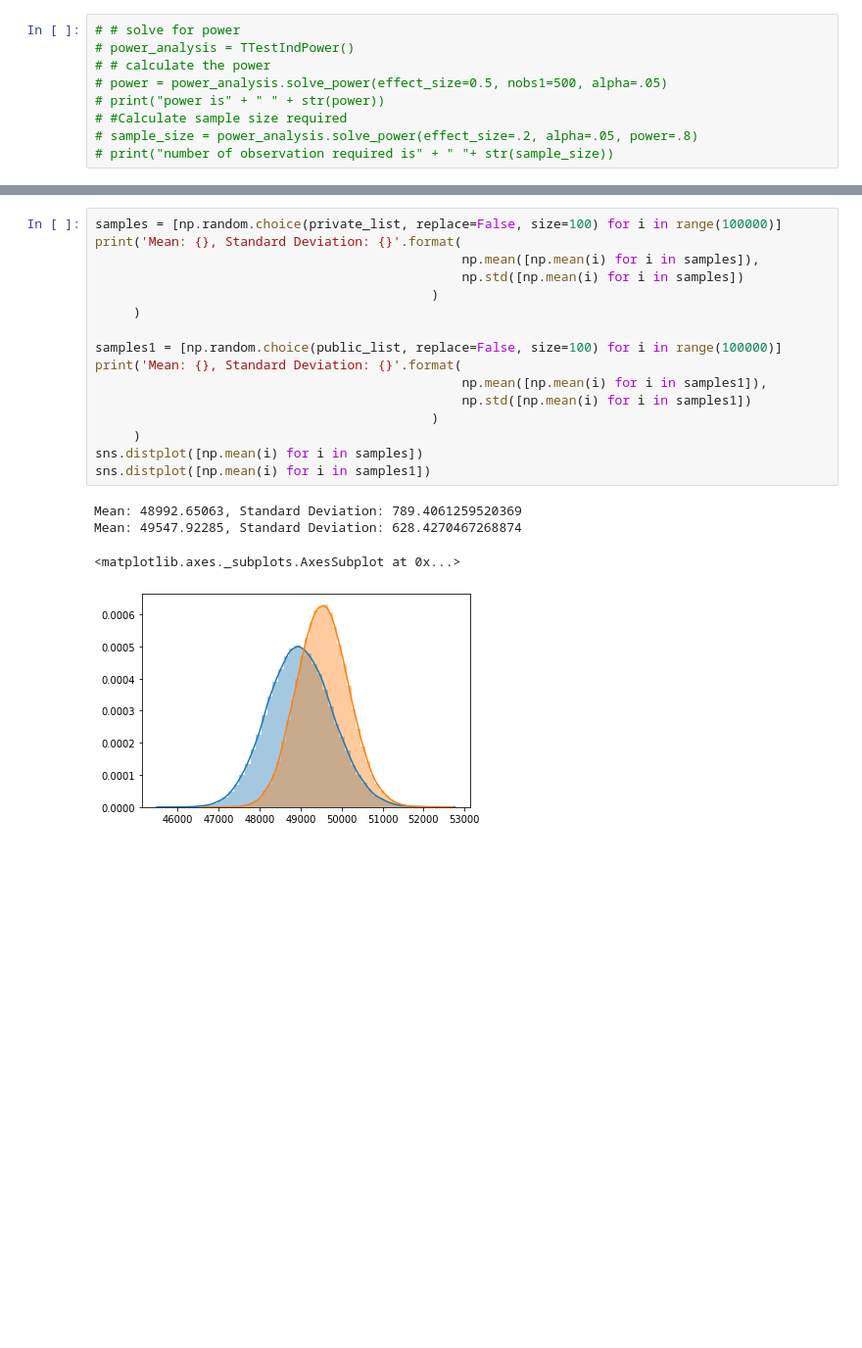
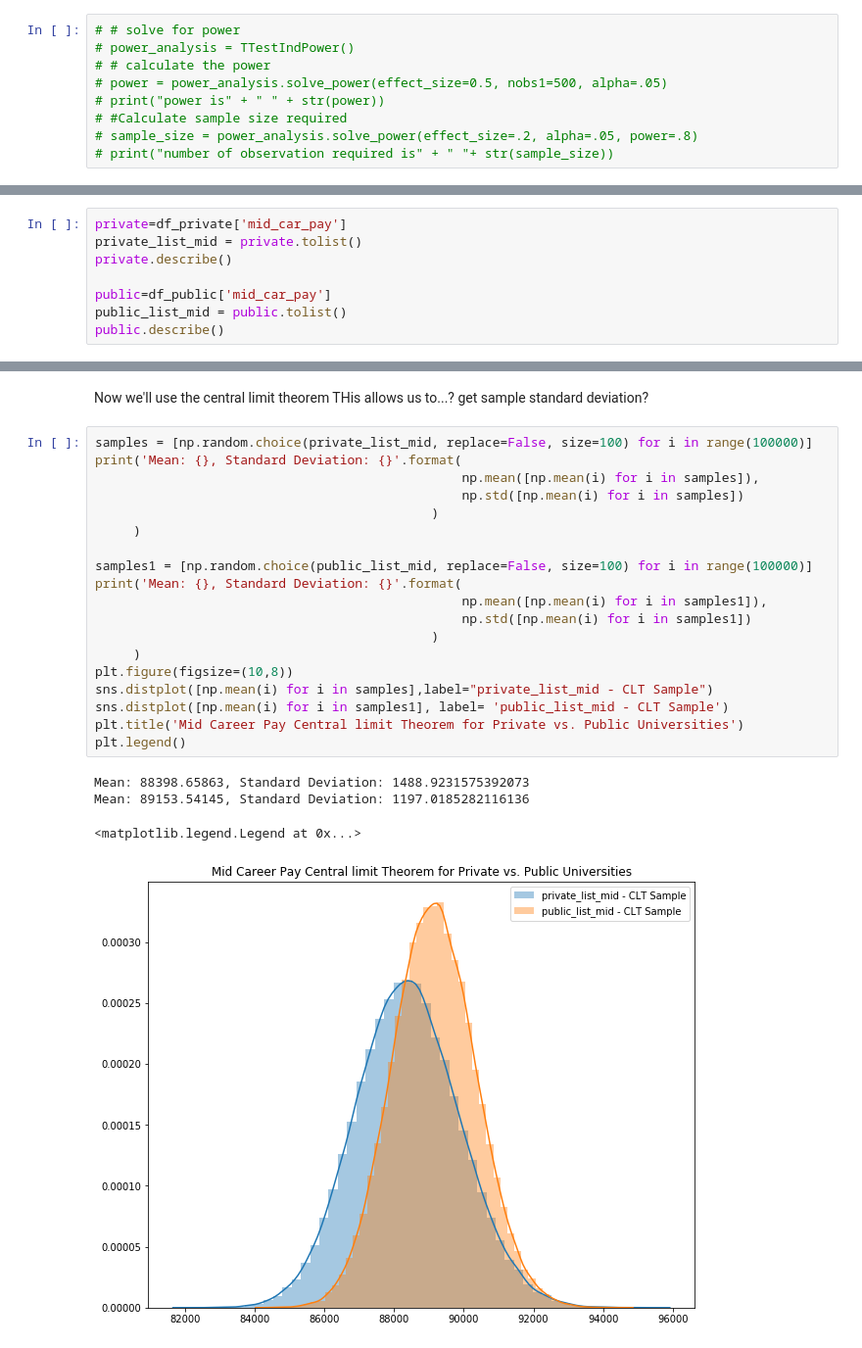
Before and after one commit to gseemann/College_Stats_Test, a Jupyter notebook: Gabriel.ipynb, the cells around one changed output, grey strips where cells are left out. Shown at 98% size. Saved outputs shown, nothing was run; the diff lists cells and outputs as text; blank space fills up the shorter version.

```diff
--- a/Gabriel.ipynb
+++ b/Gabriel.ipynb
@@ -314,0 +385,8 @@ It appears there is and 8% chance we made a Type 2 error
+# %%
+private=df_private['mid_car_pay']
+private_list_mid = private.tolist()
+private.describe()
+
+public=df_public['mid_car_pay']
+public_list_mid = public.tolist()
+public.describe()
@@ -315,21 +417,27 @@ It appears there is and 8% chance we made a Type 2 error
+# %% [markdown]
+Now we'll use the central limit theorem
+THis allows us to...? get sample standard deviation?
 # %%
-samples = [np.random.choice(private_list, replace=False, size=100) for i in range(100000)]
+samples = [np.random.choice(private_list_mid, replace=False, size=100) for i in range(100000)]
 print('Mean: {}, Standard Deviation: {}'.format(
                                                 np.mean([np.mean(i) for i in samples]),
                                                 np.std([np.mean(i) for i in samples])
                                             )
      )
 
-samples1 = [np.random.choice(public_list, replace=False, size=100) for i in range(100000)]
+samples1 = [np.random.choice(public_list_mid, replace=False, size=100) for i in range(100000)]
 print('Mean: {}, Standard Deviation: {}'.format(
                                                 np.mean([np.mean(i) for i in samples1]),
                                                 np.std([np.mean(i) for i in samples1])
                                             )
      )
-sns.distplot([np.mean(i) for i in samples])
-sns.distplot([np.mean(i) for i in samples1])
+plt.figure(figsize=(10,8))
+sns.distplot([np.mean(i) for i in samples],label="private_list_mid - CLT Sample")
+sns.distplot([np.mean(i) for i in samples1], label= 'public_list_mid - CLT Sample')
+plt.title('Mid Career Pay Central limit Theorem for Private vs. Public Universities')
+plt.legend()
 # %% [output]
-Mean: 48992.65063, Standard Deviation: 789.4061259520369
-Mean: 49547.92285, Standard Deviation: 628.4270467268874
+Mean: 88398.65863, Standard Deviation: 1488.9231575392073
+Mean: 89153.54145, Standard Deviation: 1197.0185282116136
-<matplotlib.axes._subplots.AxesSubplot at 0x...>
+<matplotlib.legend.Legend at 0x...>
-[figure, old version]
+[figure, new version]
```
Also changed, not shown: parts of 30 cells of this notebook.
